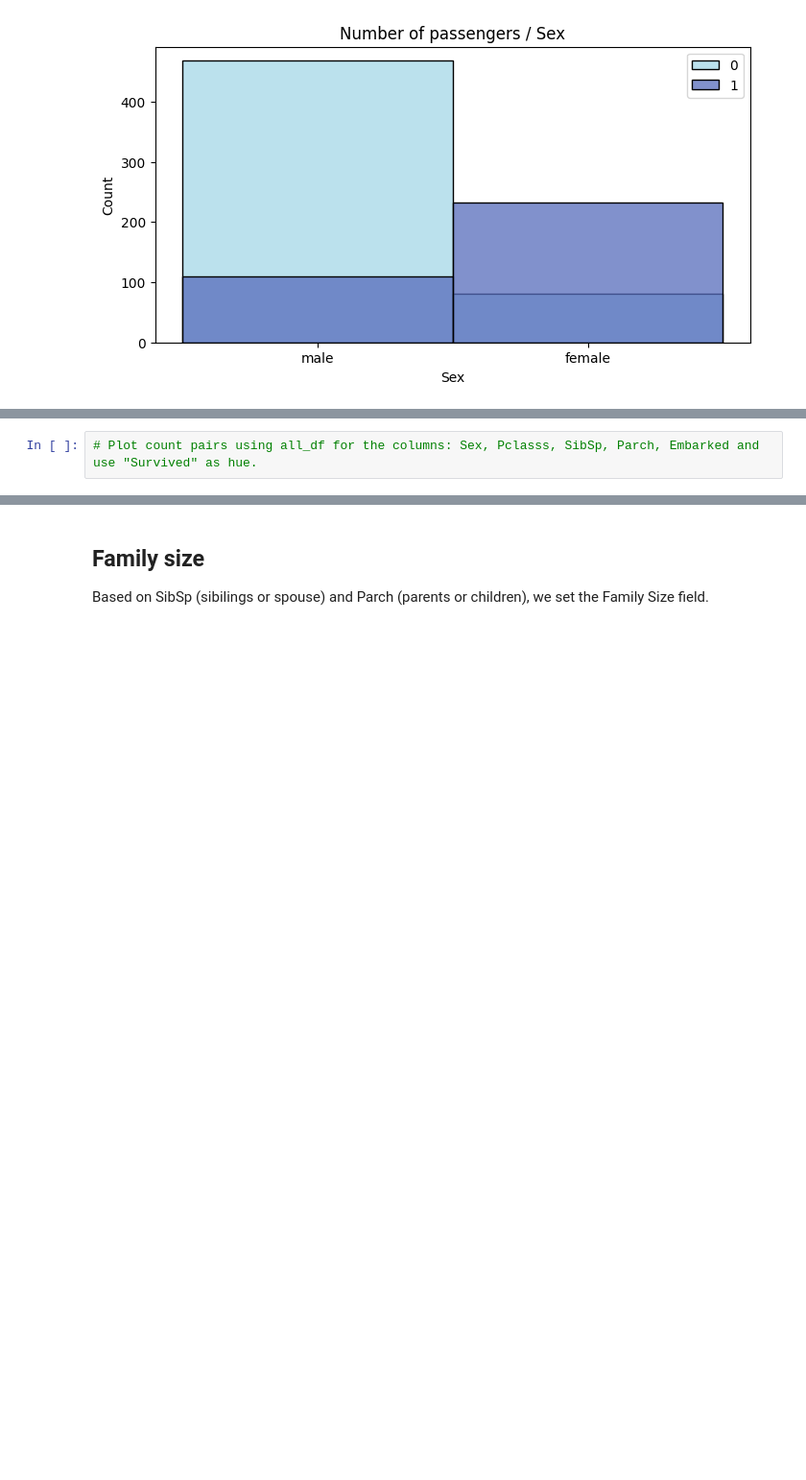
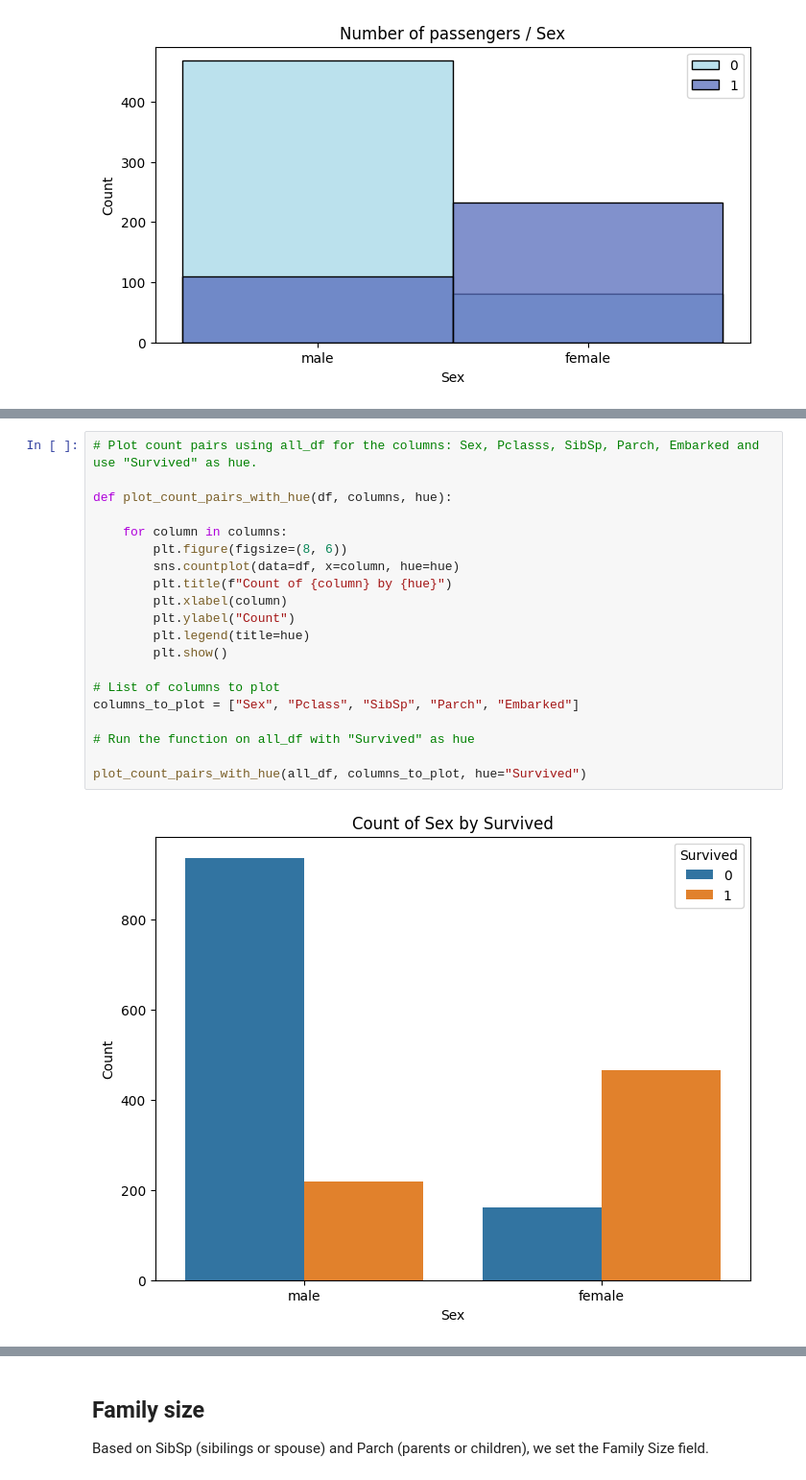
Before and after one commit to cjo51/titanic_problem_set, a Jupyter notebook: Titanic Data Journey.ipynb, the cells around one changed output, grey strips where cells are left out. Shown at 96% size. Drawn from its saved outputs; the diff is of its cells as text; blank space fills up the shorter version.

```diff
--- a/Titanic Data Journey.ipynb
+++ b/Titanic Data Journey.ipynb
@@ -291,2 +325,22 @@ plt.show()
 # %%
 # Plot count pairs using all_df for the columns: Sex, Pclasss, SibSp, Parch, Embarked and use "Survived" as hue.
+
+def plot_count_pairs_with_hue(df, columns, hue):
+
+    for column in columns:
+        plt.figure(figsize=(8, 6))
+        sns.countplot(data=df, x=column, hue=hue)
+        plt.title(f"Count of {column} by {hue}")
+        plt.xlabel(column)
+        plt.ylabel("Count")
+        plt.legend(title=hue)
+        plt.show()
+
+# List of columns to plot
+columns_to_plot = ["Sex", "Pclass", "SibSp", "Parch", "Embarked"]
+
+# Run the function on all_df with "Survived" as hue
+
+plot_count_pairs_with_hue(all_df, columns_to_plot, hue="Survived")
+# %% [output]
+[figure, added]
```
Also changed, not shown: parts of 6 cells of this notebook.
